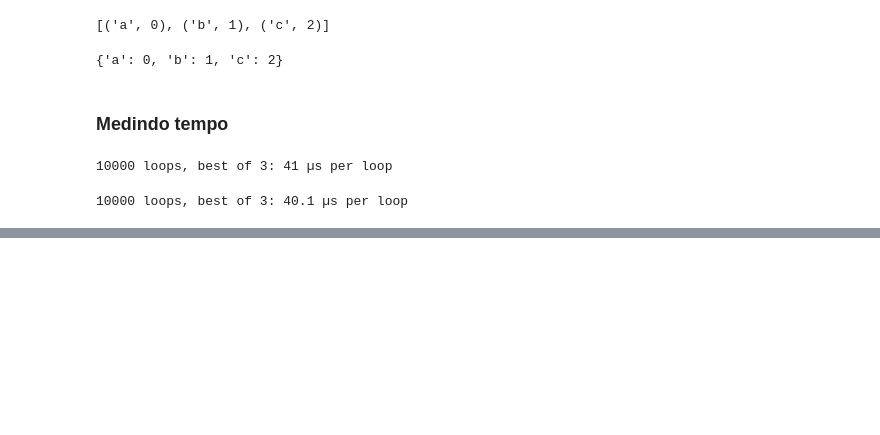
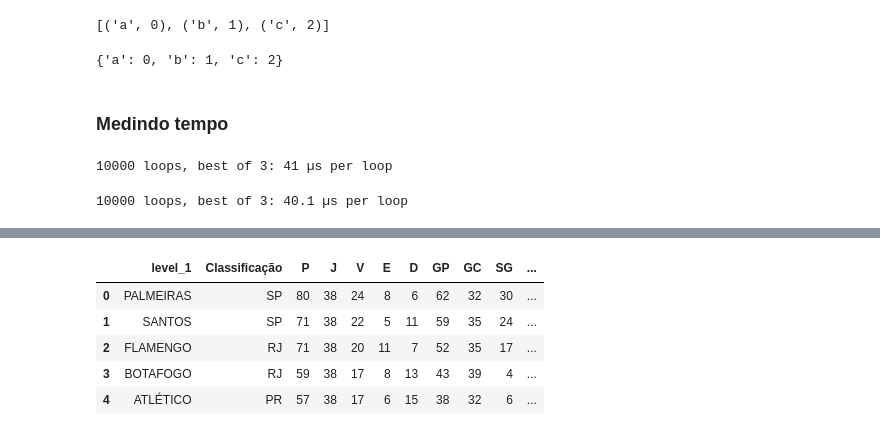
Before and after one commit to hitoshinagano/Locaweb_aulas, a Jupyter notebook: Aula 2017.ipynb, the cells around one changed output, grey strips where cells are left out. Drawn from its saved outputs; the diff is of its cells as text; code cells hidden in the pictures; blank space fills up the shorter version.

```diff
--- a/Aula 2017.ipynb
+++ b/Aula 2017.ipynb
@@ -318,0 +415,9 @@ for _ in range(1000): True
+# %%
+df
+# %% [output]
+|  | level_1 | Classificação | P | J | V | E | D | GP | GC | SG | ... |
+| 0 | PALMEIRAS | SP | 80 | 38 | 24 | 8 | 6 | 62 | 32 | 30 | ... |
+| 1 | SANTOS | SP | 71 | 38 | 22 | 5 | 11 | 59 | 35 | 24 | ... |
+| 2 | FLAMENGO | RJ | 71 | 38 | 20 | 11 | 7 | 52 | 35 | 17 | ... |
+| 3 | BOTAFOGO | RJ | 59 | 38 | 17 | 8 | 13 | 43 | 39 | 4 | ... |
+| 4 | ATLÉTICO | PR | 57 | 38 | 17 | 6 | 15 | 38 | 32 | 6 | ... |
```
Also changed, not shown: parts of 47 cells of this notebook.
